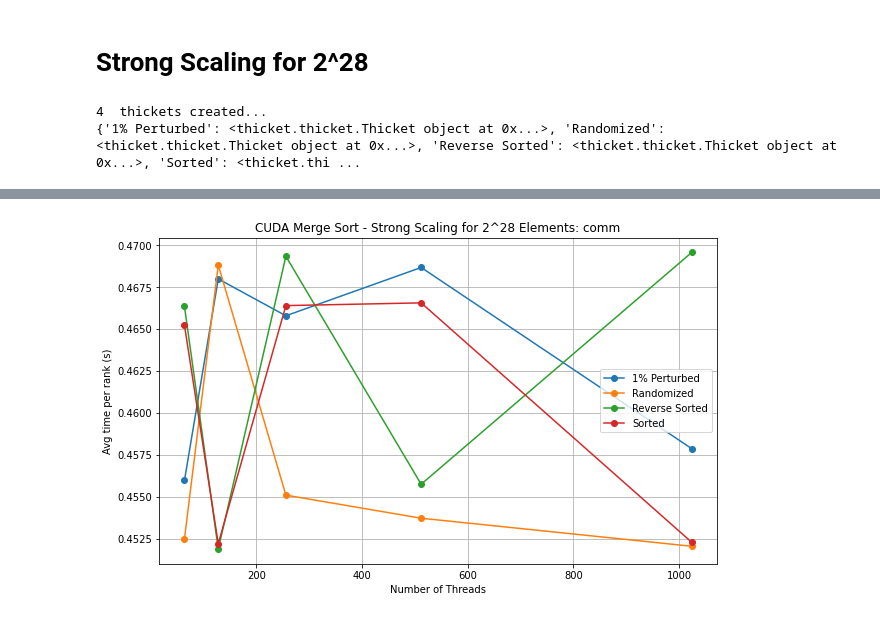
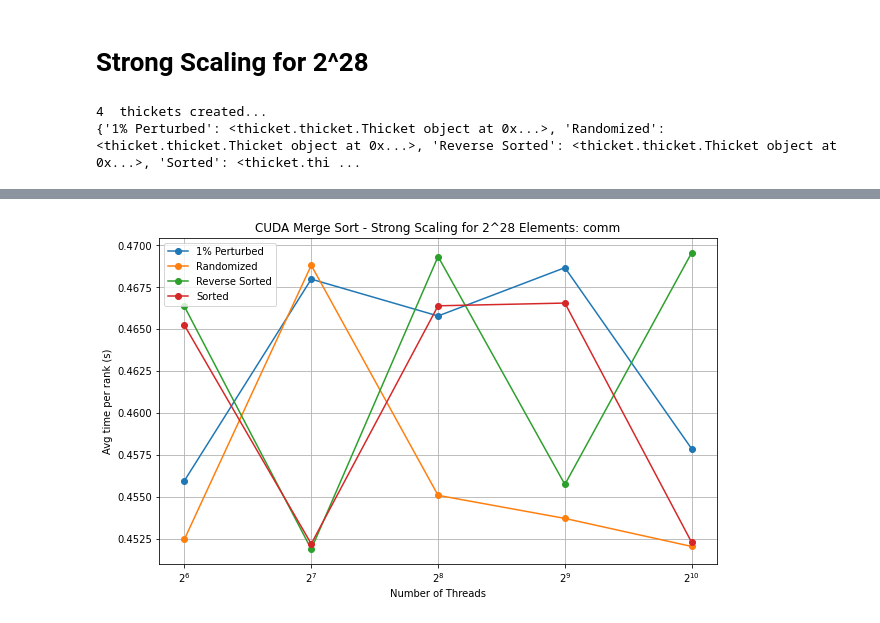
Before and after one commit to RobertEads/CSCE435-Group_16-Final_Project, a Jupyter notebook: Bitonic Sort/CUDA/CUDA-StrongScaling.ipynb, the cells around one changed output, grey strips where cells are left out. Cells and saved outputs as stored; diff of their text form; code cells hidden in the pictures.

Commit message:
bitonic sort notebooks with base 2 for x axis

```diff
--- a/Bitonic Sort/CUDA/CUDA-StrongScaling.ipynb
+++ b/Bitonic Sort/CUDA/CUDA-StrongScaling.ipynb
@@ -274,6 +276,7 @@ for region, name in zip(regions, names):
 
     plt.xlabel('Number of Threads')
     plt.ylabel('Avg time per rank (s)')
+    plt.xscale('log', base=2)
     plt.title(f'CUDA Merge Sort - Strong Scaling for 2^20 Elements: {name}')
     plt.legend(legend_labels)
     plt.grid(True)
@@ -331,6 +334,7 @@ for region, name in zip(regions, names):
 
     plt.xlabel('Number of Threads')
     plt.ylabel('Avg time per rank (s)')
+    plt.xscale('log', base=2)
     plt.title(f'CUDA Merge Sort - Strong Scaling for 2^22 Elements: {name}')
     plt.legend(legend_labels)
     plt.grid(True)
@@ -388,6 +392,7 @@ for region, name in zip(regions, names):
 
     plt.xlabel('Number of Threads')
     plt.ylabel('Avg time per rank (s)')
+    plt.xscale('log', base=2)
     plt.title(f'CUDA Merge Sort - Strong Scaling for 2^24 Elements: {name}')
     plt.legend(legend_labels)
     plt.grid(True)
@@ -445,6 +450,7 @@ for region, name in zip(regions, names):
 
     plt.xlabel('Number of Threads')
     plt.ylabel('Avg time per rank (s)')
+    plt.xscale('log', base=2)
     plt.title(f'CUDA Merge Sort - Strong Scaling for 2^26 Elements: {name}')
     plt.legend(legend_labels)
     plt.grid(True)
@@ -502,6 +508,7 @@ for region, name in zip(regions, names):
 
     plt.xlabel('Number of Threads')
     plt.ylabel('Avg time per rank (s)')
+    plt.xscale('log', base=2)
     plt.title(f'CUDA Merge Sort - Strong Scaling for 2^28 Elements: {name}')
     plt.legend(legend_labels)
     plt.grid(True)
@@ -513 +520 @@ for region, name in zip(regions, names):
-[figure, old version]
+[figure, new version]
```
Also changed, not shown: parts of 7 cells of this notebook, 2 other files.
